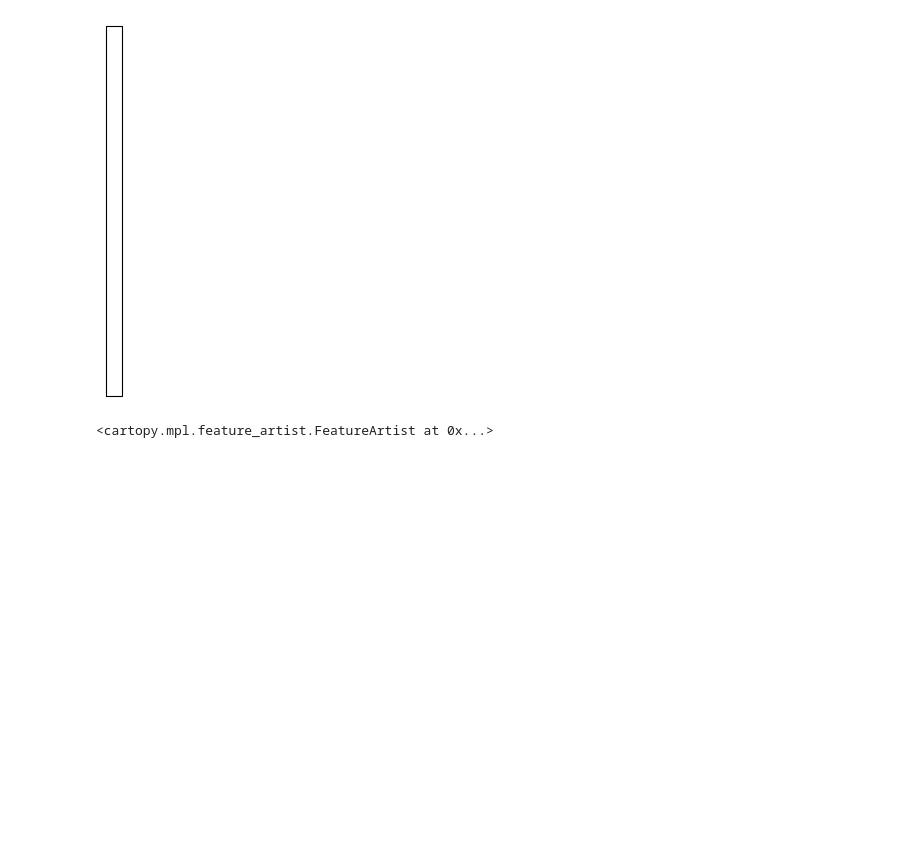
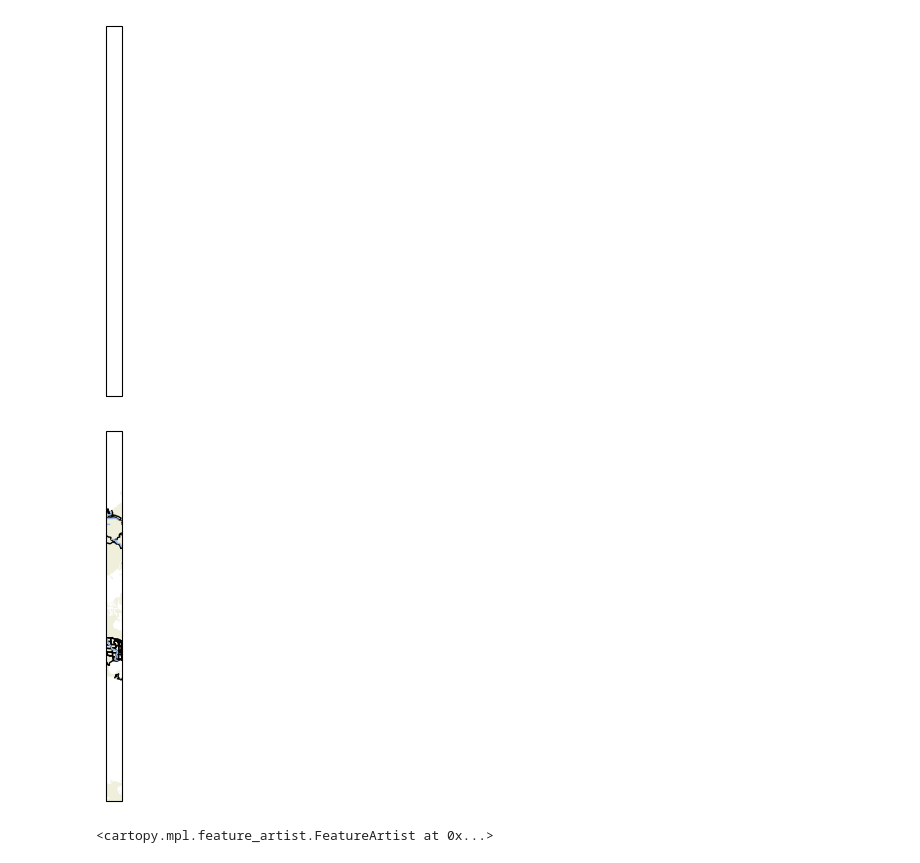
Before and after one commit to lindsaylbriggs/datascience_for_the_geosciences, a Jupyter notebook: Participation /Cartopy_Notebook.ipynb, the cells around one changed output. Cells and saved outputs as stored; diff of their text form; code cells hidden in the pictures; blank space fills up the shorter version.

```diff
--- a/Participation /Cartopy_Notebook.ipynb
+++ b/Participation /Cartopy_Notebook.ipynb
@@ -39,13 +40,15 @@ ax = plt.subplot(projection=ccrs.UTM(15,southern_hemisphere=False,globe=None))
 # %% [output]
 [figure]
 # %%
-ax = plt.subplot(projection=ccrs.UTM(15,southern_hemisphere=False,globe=None))
+ax = plt.axes(projection=ccrs.UTM(15,southern_hemisphere=False,globe=None))
 ax.add_feature(cfeature.BORDERS)
 ax.add_feature(cfeature.LAND)
 ax.add_feature(cfeature.STATES)
 ax.add_feature(cfeature.RIVERS)
 
 plt.show()
+# %% [output]
+[figure, added]
 # %%
 ax = plt.axes(projection=ccrs.Robinson())
 ax.add_feature(cfeature.BORDERS)
```
Also changed, not shown: parts of 5 cells of this notebook, 2 other files.
